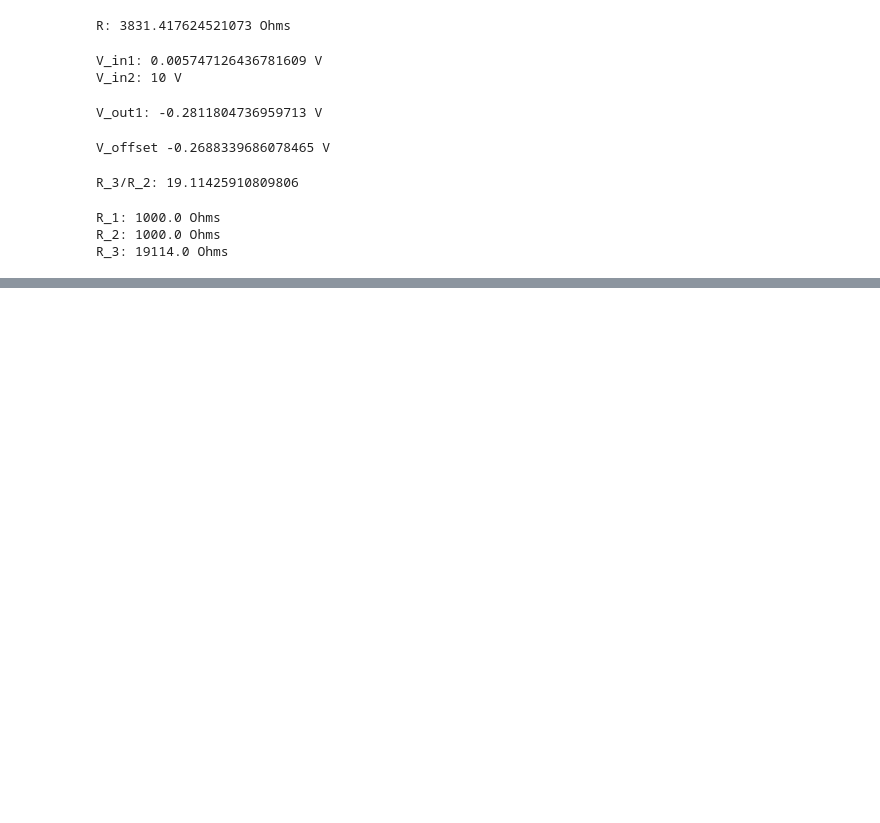
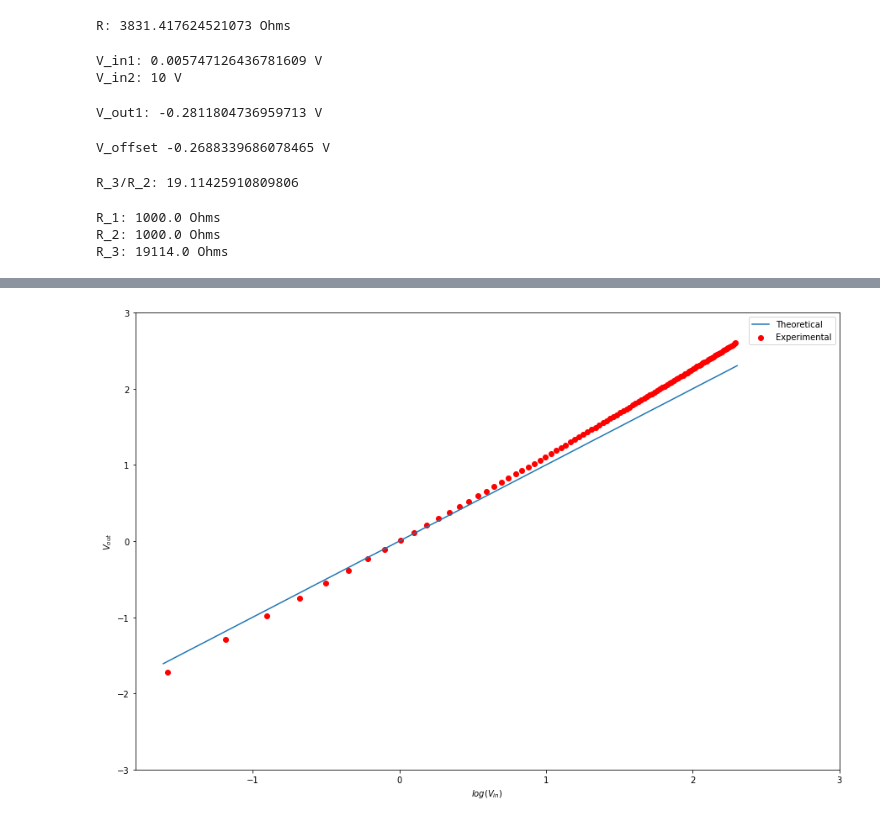
Before and after one commit to rohankalbag/Analog-Lab, a Jupyter notebook: lab8/lab8.ipynb, the cells around one changed output, grey strips where cells are left out. Drawn from its saved outputs; the diff is of its cells as text; code cells hidden in the pictures; blank space fills up the shorter version.

```diff
--- a/lab8/lab8.ipynb
+++ b/lab8/lab8.ipynb
@@ -173,0 +174,12 @@ plt.show()
+# %%
+x_vals = np.linspace(0.2,V_in2,1000)
+plt.plot(np.log(x_vals), np.log(x_vals),label='Theoretical')
+plt.scatter(np.log(x_array),y_array, color='red', label='Experimental')
+plt.xlabel('$log(V_{in})$')
+plt.ylabel('$V_{out}$')
+plt.xlim(-1.8,3)
+plt.ylim(-3,3)
+plt.legend()
+plt.show()
+# %% [output]
+[figure, added]
```
Also changed, not shown: parts of 4 cells of this notebook, 2 other files.
